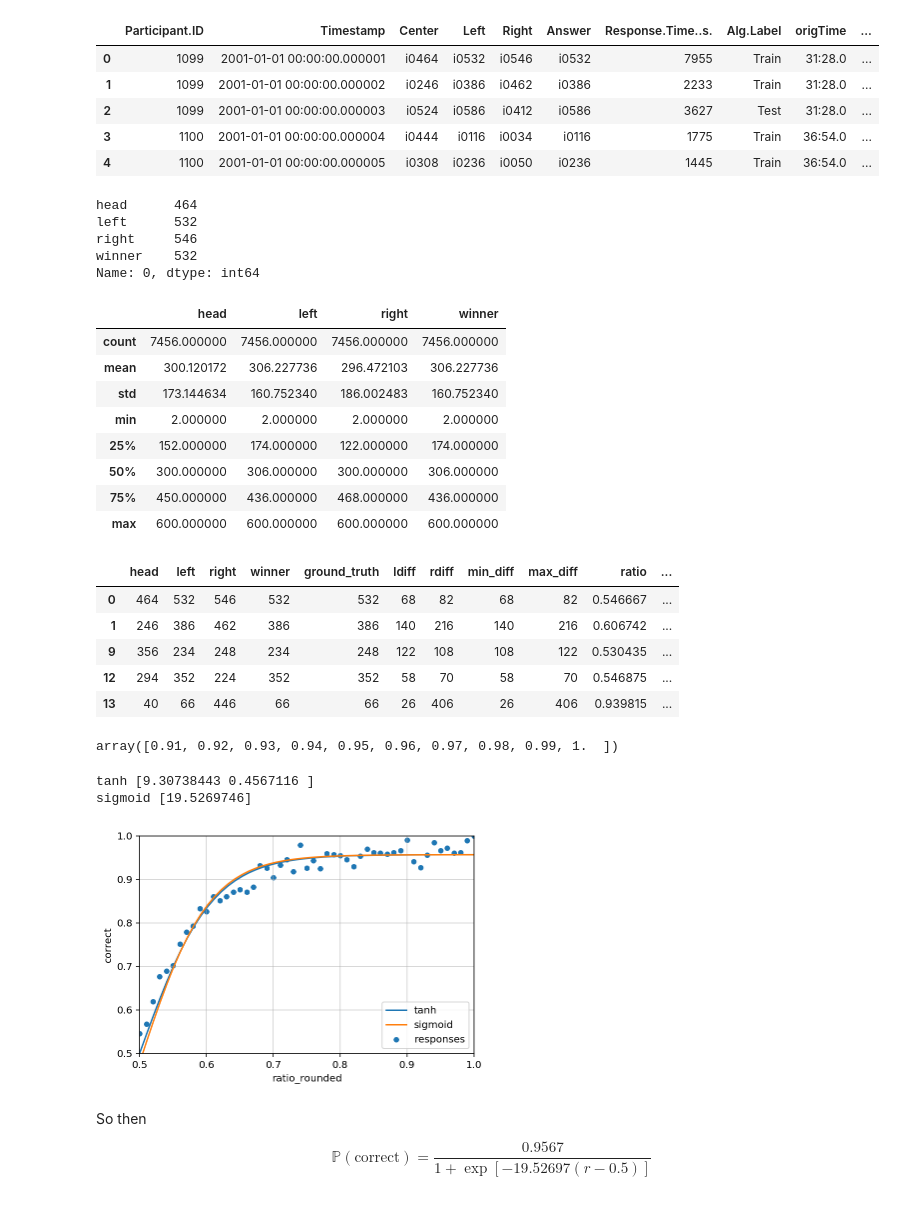
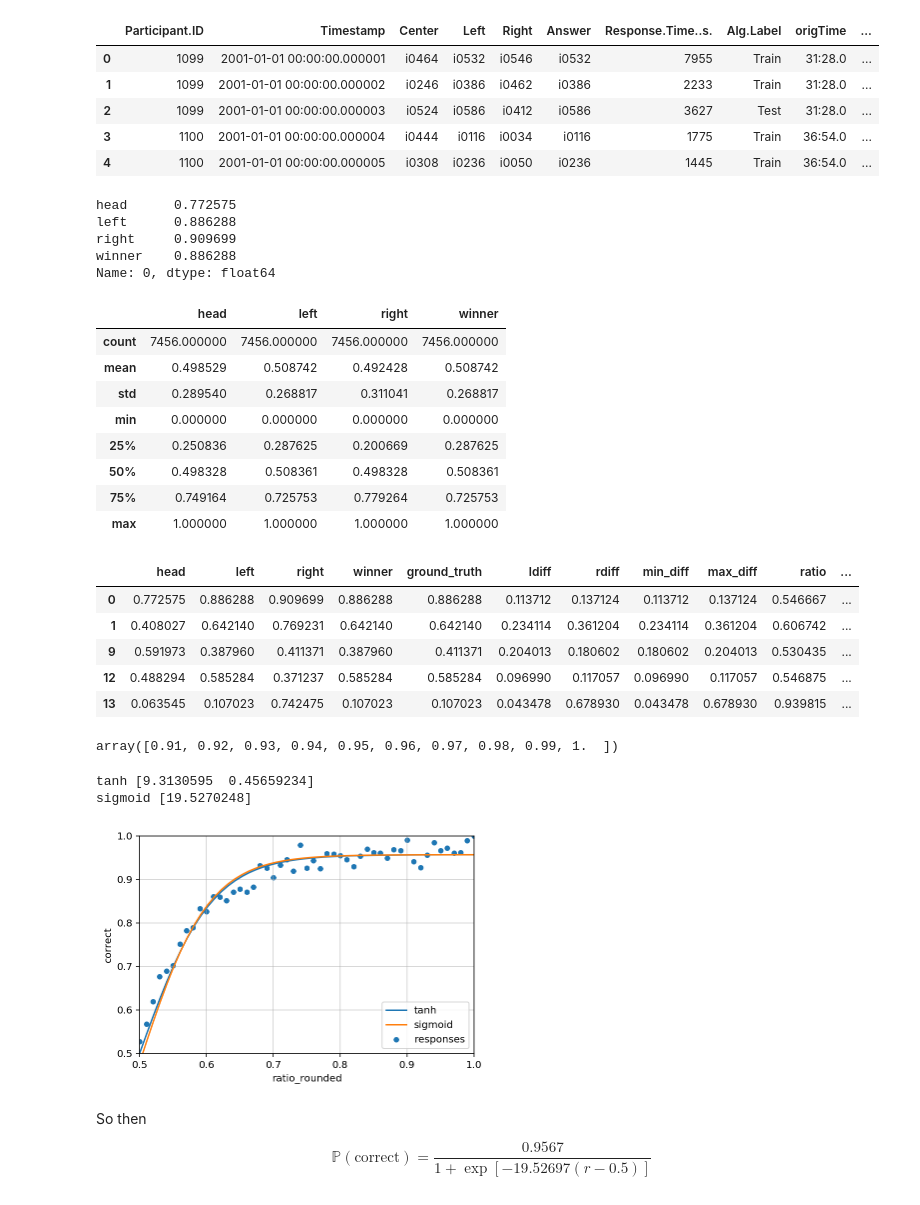
Before and after one commit to stsievert/salmon, a Jupyter notebook: examples/datasets/strange-fruit-triplet/noise-model.ipynb, the cells around one changed output. Drawn from its saved outputs; the diff is of its cells as text; code cells hidden in the pictures.

```diff
--- a/examples/datasets/strange-fruit-triplet/noise-model.ipynb
+++ b/examples/datasets/strange-fruit-triplet/noise-model.ipynb
@@ -13,26 +13,28 @@ responses.head()
 # %%
 random = responses["origAlg.Label"] == "Random"
 df = responses.loc[random, ["Center", "Left", "Right", "Answer"]].copy()
 df.columns = ["head", "left", "right", "winner"]
 for c in df.columns:
     df[c] = df[c].apply(lambda x: int(x.replace("i", "")))
+    zero_min = df[c] - df[c].min()
+    df[c] = zero_min / zero_min.max()
 print(df.iloc[0])
 df.describe()
 # %% [output]
-head      464
-left      532
-right     546
-winner    532
-Name: 0, dtype: int64
+head      0.772575
+left      0.886288
+right     0.909699
+winner    0.886288
+Name: 0, dtype: float64
 |  | head | left | right | winner |
 | count | 7456.000000 | 7456.000000 | 7456.000000 | 7456.000000 |
-| mean | 300.120172 | 306.227736 | 296.472103 | 306.227736 |
-| std | 173.144634 | 160.752340 | 186.002483 | 160.752340 |
-| min | 2.000000 | 2.000000 | 2.000000 | 2.000000 |
-| 25% | 152.000000 | 174.000000 | 122.000000 | 174.000000 |
-| 50% | 300.000000 | 306.000000 | 300.000000 | 306.000000 |
-| 75% | 450.000000 | 436.000000 | 468.000000 | 436.000000 |
-| max | 600.000000 | 600.000000 | 600.000000 | 600.000000 |
+| mean | 0.498529 | 0.508742 | 0.492428 | 0.508742 |
+| std | 0.289540 | 0.268817 | 0.311041 | 0.268817 |
+| min | 0.000000 | 0.000000 | 0.000000 | 0.000000 |
+| 25% | 0.250836 | 0.287625 | 0.200669 | 0.287625 |
+| 50% | 0.498328 | 0.508361 | 0.498328 | 0.508361 |
+| 75% | 0.749164 | 0.725753 | 0.779264 | 0.725753 |
+| max | 1.000000 | 1.000000 | 1.000000 | 1.000000 |
 # %%
 import numpy as np
 
@@ -57,11 +59,11 @@ df["correct"] = df["winner"] == df["ground_truth"]
 df.head()
 # %% [output]
 |  | head | left | right | winner | ground_truth | ldiff | rdiff | min_diff | max_diff | ratio | ... |
-| 0 | 464 | 532 | 546 | 532 | 532 | 68 | 82 | 68 | 82 | 0.546667 | ... |
-| 1 | 246 | 386 | 462 | 386 | 386 | 140 | 216 | 140 | 216 | 0.606742 | ... |
-| 9 | 356 | 234 | 248 | 234 | 248 | 122 | 108 | 108 | 122 | 0.530435 | ... |
-| 12 | 294 | 352 | 224 | 352 | 352 | 58 | 70 | 58 | 70 | 0.546875 | ... |
-| 13 | 40 | 66 | 446 | 66 | 66 | 26 | 406 | 26 | 406 | 0.939815 | ... |
+| 0 | 0.772575 | 0.886288 | 0.909699 | 0.886288 | 0.886288 | 0.113712 | 0.137124 | 0.113712 | 0.137124 | 0.546667 | ... |
+| 1 | 0.408027 | 0.642140 | 0.769231 | 0.642140 | 0.642140 | 0.234114 | 0.361204 | 0.234114 | 0.361204 | 0.606742 | ... |
+| 9 | 0.591973 | 0.387960 | 0.411371 | 0.387960 | 0.411371 | 0.204013 | 0.180602 | 0.180602 | 0.204013 | 0.530435 | ... |
+| 12 | 0.488294 | 0.585284 | 0.371237 | 0.585284 | 0.585284 | 0.096990 | 0.117057 | 0.096990 | 0.117057 | 0.546875 | ... |
+| 13 | 0.063545 | 0.107023 | 0.742475 | 0.107023 | 0.107023 | 0.043478 | 0.678930 | 0.043478 | 0.678930 | 0.939815 | ... |
 # %%
 import seaborn as sns
 
@@ -101,9 +103,9 @@ for fn in [tanh, sigmoid]:
 ax.legend(loc="best")
 ax.grid(alpha=0.6)
 # %% [output]
-tanh [9.30738443 0.4567116 ]
-sigmoid [19.5269746]
+tanh [9.3130595  0.45659234]
+sigmoid [19.5270248]
-[figure, old version]
+[figure, new version]
 # %% [markdown]
 So then
 
```
Also changed, not shown: parts of 7 cells of this notebook, 3 other files.
